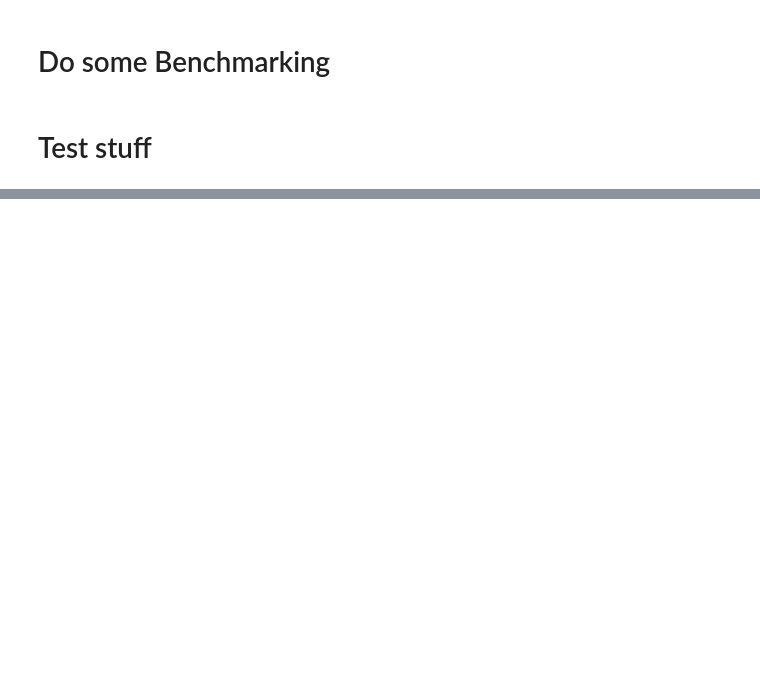
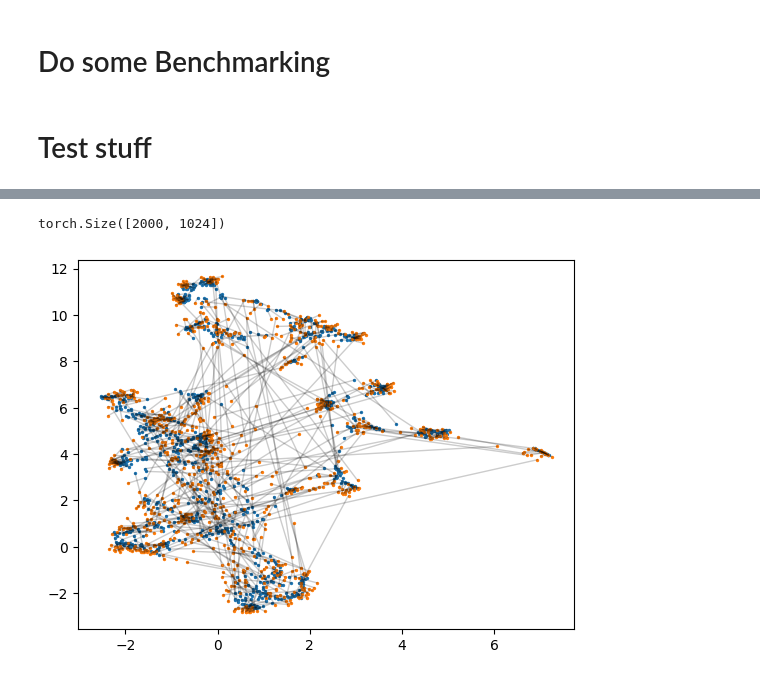
Before and after one commit to ginihumer/Amumo, a Jupyter notebook: notebooks/explore_clip.ipynb, the cells around one changed output, grey strips where cells are left out. Saved outputs shown, nothing was run; the diff lists cells and outputs as text; code cells hidden in the pictures; blank space fills up the shorter version.

```diff
--- a/notebooks/explore_clip.ipynb
+++ b/notebooks/explore_clip.ipynb
@@ -756,10 +761,3 @@ all_images, all_prompts = dataset.get_data()
 # dataset = data.RandomAugmentation_Dataset(all_images[0], all_prompts[0])
 # dataset = data.Rotate_Dataset(all_images[0], all_prompts[0])
 # dataset = data.Noise_Dataset(all_images[0], all_prompts[0])
-# %%
-# filters = ["dog"]
-filters = []
-method=any
-all_images, all_prompts = dataset.get_filtered_data(filters, method=method)
-print(len(all_images))
-# all_images[20]
@@ -771,0 +764,15 @@ dataset_name
+# %%
+def get_data_helper(dataset, filters=[], method=any):
+    all_images, all_prompts = dataset.get_filtered_data(filters, method=method)
+    print(len(all_images))
+
+    dataset_name = dataset.name
+    if len(filters) > 0:
+        dataset_name = dataset_name + '_filter-' + method.__name__ + '_' + '-'.join(filters)
+    else:
+        dataset_name = dataset_name + '_size-%i'%len(all_images)
+
+    return all_images, all_prompts, dataset_name
+
+all_images, all_prompts, dataset_name = get_data_helper(dataset, filters=[], method=any) # filters = ["dog"], method=all
+dataset_name
@@ -804,0 +848,5 @@ _ = get_textual_label_for_cluster([1,2,3,4,5,6,7,8,9,10], all_prompts)
+# %%
+# dataset = data.DiffusionDB_Dataset(path="2m_first_1k", batch_size=100)
+dataset = data.MSCOCO_Val_Dataset(path='/Users/christina/Data/mscoco/validation/', batch_size=1000)
+all_images, all_prompts, dataset_name = get_data_helper(dataset, filters=[], method=any) # filters = ["dog"], method=all
+dataset_name
@@ -804,0 +862,21 @@ _ = get_textual_label_for_cluster([1,2,3,4,5,6,7,8,9,10], all_prompts)
+# %%
+image_embedding, text_embedding = get_embedding('CLIP', dataset_name, all_images, all_prompts)
+
+clip_embeddings = torch.cat([image_embedding, text_embedding], dim=0)
+clip_embeddings.shape
+# %% [output]
+torch.Size([2000, 1024])
+# %%
+umap_proj = UMAP(
+    random_state=31415,
+    metric='cosine'
+)
+pre_emb = umap_proj.fit_transform(image_embedding)
+oos_emb = umap_proj.transform(text_embedding)
+plt.scatter(pre_emb[:,0], pre_emb[:,1], s=2)
+plt.scatter(oos_emb[:,0], oos_emb[:,1], s=2)
+
+for line_idx in range(len(pre_emb)):
+    plt.plot((pre_emb[line_idx,0], oos_emb[line_idx,0]), (pre_emb[line_idx,1], oos_emb[line_idx,1]), 'black', linestyle='-', marker='', linewidth=1, alpha=0.2)
+# %% [output]
+[figure, added]
```
Also changed, not shown: parts of 22 cells of this notebook, 3 other files.
